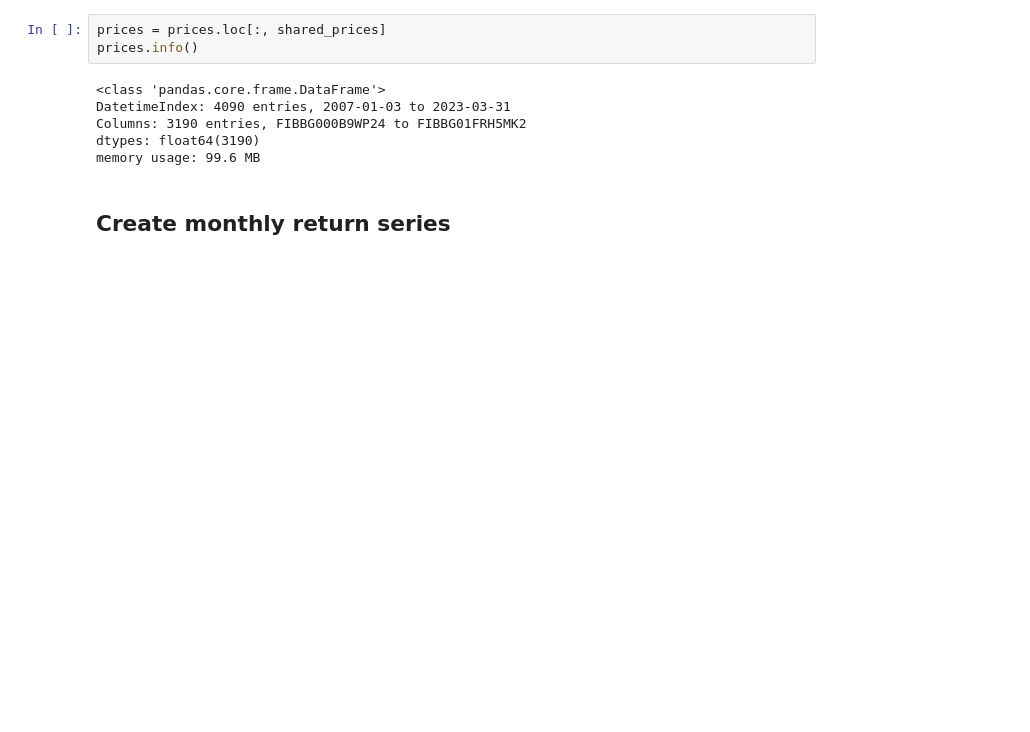
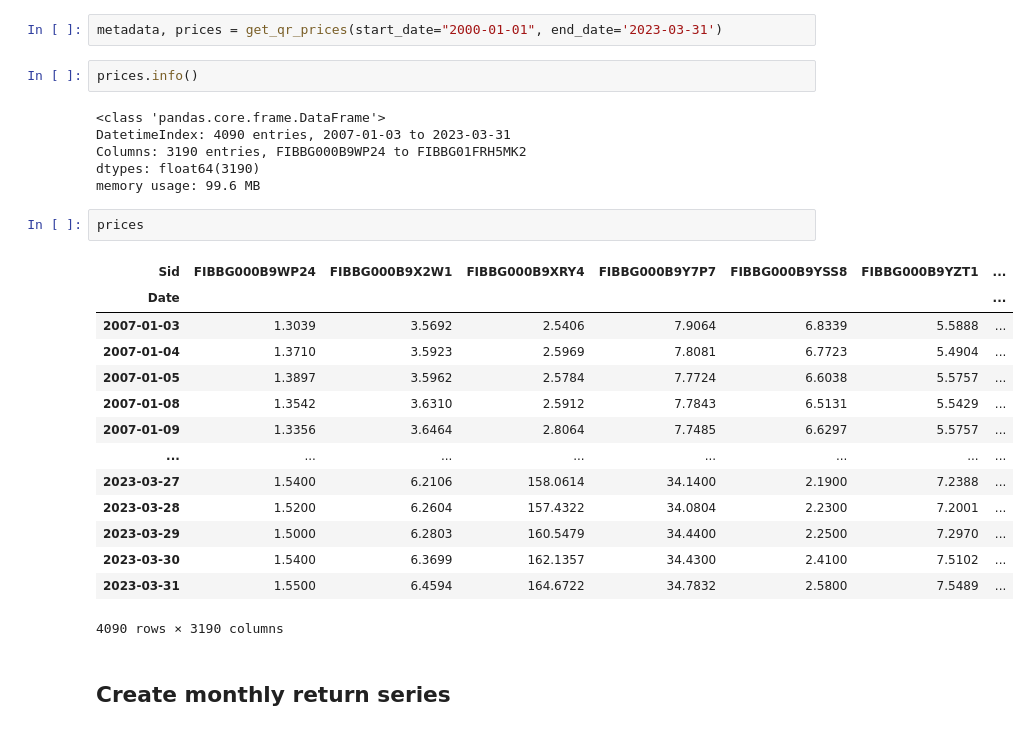
Before and after one commit to rodrigo-fonseca-oliveira/Hands-On-Machine-Learning-for-Algorithmic-Trading, a Jupyter notebook: Chapter04/00_data/feature_engineering_qr.ipynb, the cells around one changed output. Drawn from its saved outputs; the diff is of its cells as text; blank space fills up the shorter version.

```diff
--- a/Chapter04/00_data/feature_engineering_qr.ipynb
+++ b/Chapter04/00_data/feature_engineering_qr.ipynb
@@ -163,5 +44,6 @@ shared_prices = prices.columns.intersection(metadata.index)
+# %%
+metadata, prices = get_qr_prices(start_date="2000-01-01", end_date='2023-03-31')
 # %%
-prices = prices.loc[:, shared_prices]
 prices.info()
 # %% [output]
 <class 'pandas.core.frame.DataFrame'>
@@ -169,6 +51,23 @@ DatetimeIndex: 4090 entries, 2007-01-03 to 2023-03-31
 Columns: 3190 entries, FIBBG000B9WP24 to FIBBG01FRH5MK2
 dtypes: float64(3190)
 memory usage: 99.6 MB
+# %%
+prices
+# %% [output]
+| Sid | FIBBG000B9WP24 | FIBBG000B9X2W1 | FIBBG000B9XRY4 | FIBBG000B9Y7P7 | FIBBG000B9YSS8 | FIBBG000B9YZT1 | ... |
+| Date |  |  |  |  |  |  | ... |
+| 2007-01-03 | 1.3039 | 3.5692 | 2.5406 | 7.9064 | 6.8339 | 5.5888 | ... |
+| 2007-01-04 | 1.3710 | 3.5923 | 2.5969 | 7.8081 | 6.7723 | 5.4904 | ... |
+| 2007-01-05 | 1.3897 | 3.5962 | 2.5784 | 7.7724 | 6.6038 | 5.5757 | ... |
+| 2007-01-08 | 1.3542 | 3.6310 | 2.5912 | 7.7843 | 6.5131 | 5.5429 | ... |
+| 2007-01-09 | 1.3356 | 3.6464 | 2.8064 | 7.7485 | 6.6297 | 5.5757 | ... |
+| ... | ... | ... | ... | ... | ... | ... | ... |
+| 2023-03-27 | 1.5400 | 6.2106 | 158.0614 | 34.1400 | 2.1900 | 7.2388 | ... |
+| 2023-03-28 | 1.5200 | 6.2604 | 157.4322 | 34.0804 | 2.2300 | 7.2001 | ... |
+| 2023-03-29 | 1.5000 | 6.2803 | 160.5479 | 34.4400 | 2.2500 | 7.2970 | ... |
+| 2023-03-30 | 1.5400 | 6.3699 | 162.1357 | 34.4300 | 2.4100 | 7.5102 | ... |
+| 2023-03-31 | 1.5500 | 6.4594 | 164.6722 | 34.7832 | 2.5800 | 7.5489 | ... |
+4090 rows × 3190 columns
 # %% [markdown]
 ## Create monthly return series
 # %% [markdown]
```
Also changed, not shown: parts of 16 cells of this notebook, 4 other files.
